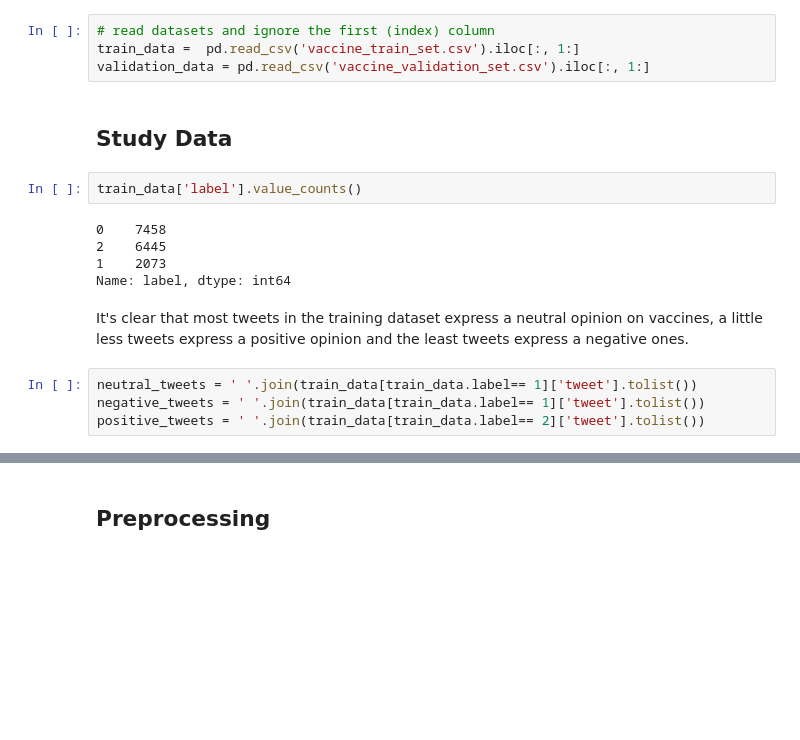
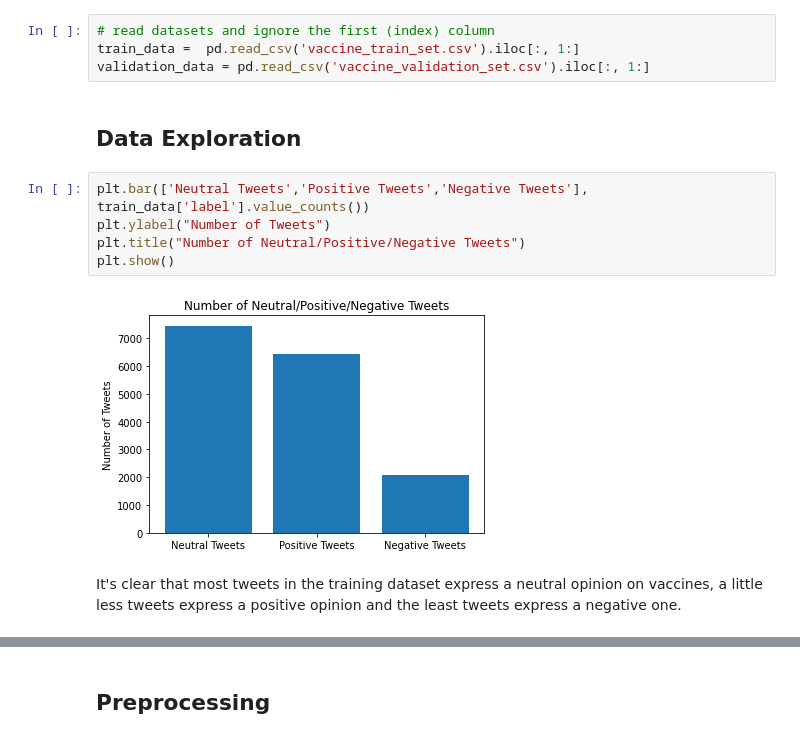
Before and after one commit to d-maniatakos/covid19-vaccine-sentiment-analysis, a Jupyter notebook: vaccine_sentiment_classifier.ipynb, the cells around one changed output, grey strips where cells are left out. Cells and saved outputs as stored; diff of their text form; blank space fills up the shorter version.

```diff
--- a/vaccine_sentiment_classifier.ipynb
+++ b/vaccine_sentiment_classifier.ipynb
@@ -26,17 +29,13 @@ from wordcloud import WordCloud, STOPWORDS
 train_data =  pd.read_csv('vaccine_train_set.csv').iloc[:, 1:]
 validation_data = pd.read_csv('vaccine_validation_set.csv').iloc[:, 1:]
 # %% [markdown]
-## Study Data
+## Data Exploration
-# %%
-train_data['label'].value_counts()
-# %% [output]
-0    7458
-2    6445
-1    2073
-Name: label, dtype: int64
+# %%
+plt.bar(['Neutral Tweets','Positive Tweets','Negative Tweets'], train_data['label'].value_counts())
+plt.ylabel("Number of Tweets")
+plt.title("Number of Neutral/Positive/Negative Tweets")
+plt.show()
+# %% [output]
+[figure, added]
 # %% [markdown]
-It's clear that most tweets in the training dataset express a neutral opinion on vaccines, a little less tweets express a positive opinion and the least tweets express a negative ones.
+It's clear that most tweets in the training dataset express a neutral opinion on vaccines, a little less tweets express a positive opinion and the least tweets express a negative one.
-# %%
-neutral_tweets = ' '.join(train_data[train_data.label== 1]['tweet'].tolist())
-negative_tweets = ' '.join(train_data[train_data.label== 1]['tweet'].tolist())
-positive_tweets = ' '.join(train_data[train_data.label== 2]['tweet'].tolist())
```
Also changed, not shown: parts of 16 cells of this notebook.
